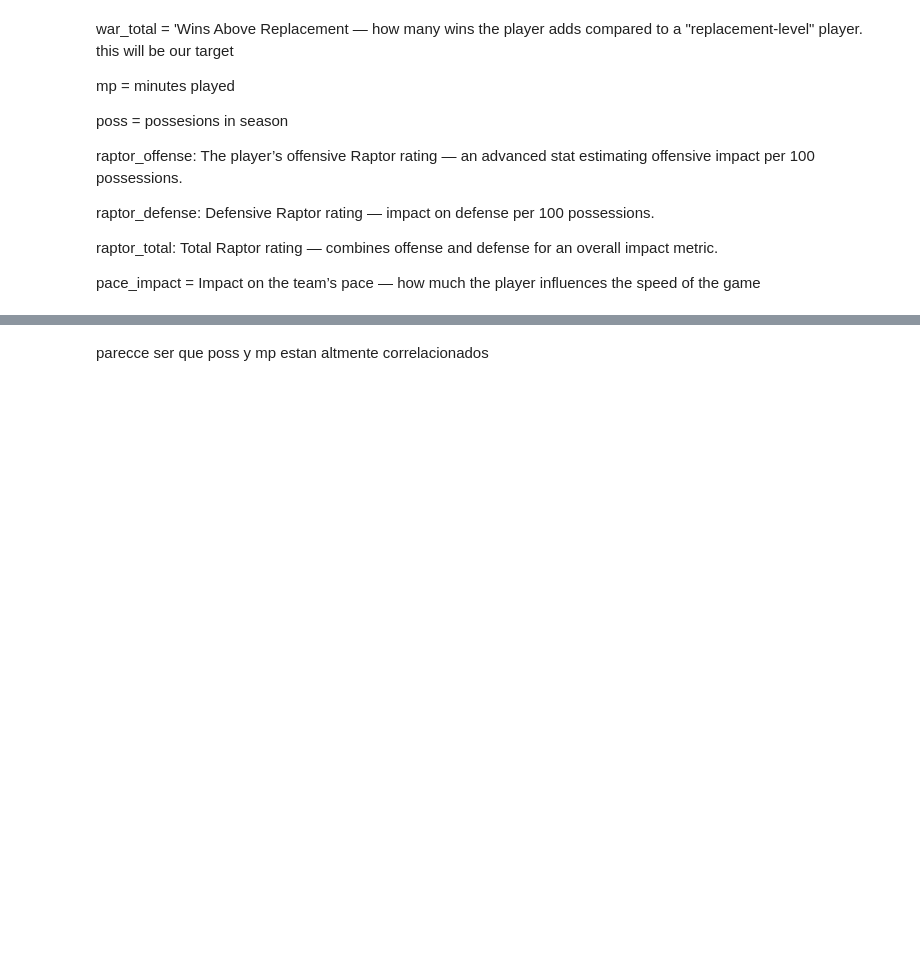
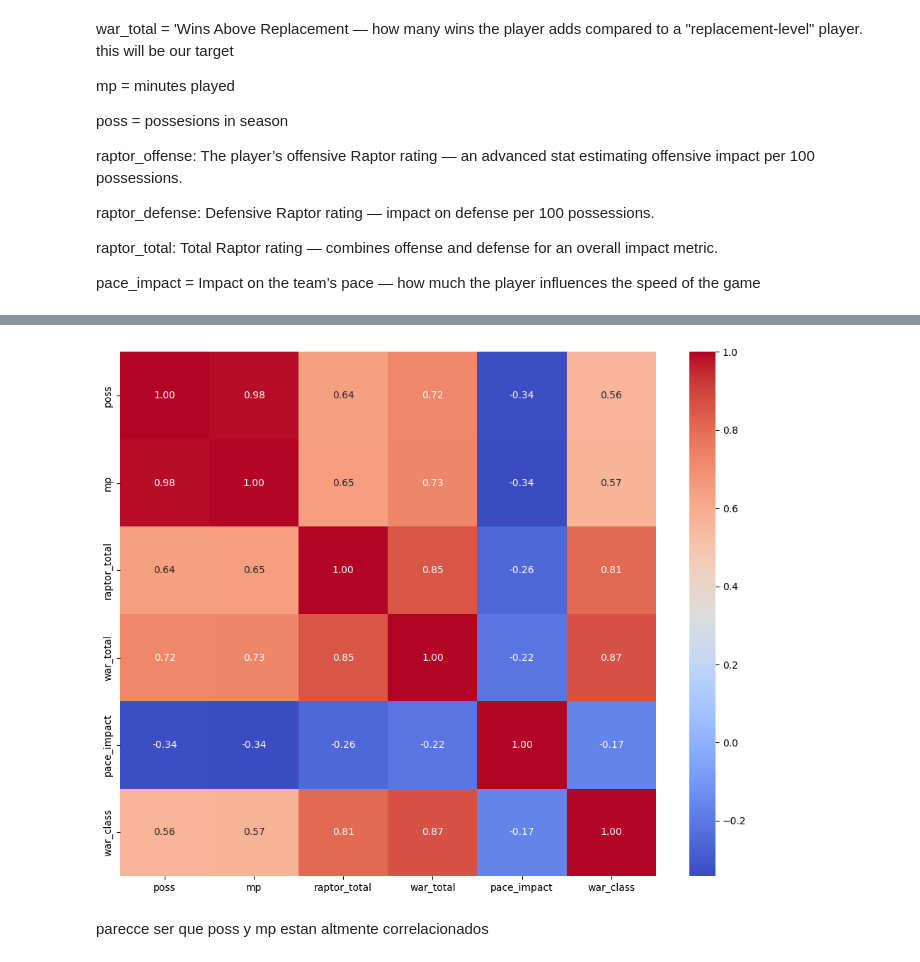
Before and after one commit to elianaostro/ML, a Jupyter notebook: Ostrovsky_Eliana_TP2/notebooks/Ostrovsky_Eliana_Notebook_TP2_p2.ipynb, the cells around one changed output, grey strips where cells are left out. Cells and saved outputs as stored; diff of their text form; code cells hidden in the pictures; blank space fills up the shorter version.

```diff
--- a/Ostrovsky_Eliana_TP2/notebooks/Ostrovsky_Eliana_Notebook_TP2_p2.ipynb
+++ b/Ostrovsky_Eliana_TP2/notebooks/Ostrovsky_Eliana_Notebook_TP2_p2.ipynb
@@ -54,10 +96,12 @@ def show_basic_info(dev_set, name):
 # %%
-# corr = dev_set.corr()
+corr = dev_set.corr()
 
-# fig, axes = plt.subplots(1, 1, figsize=(10, 8))
-# sns.heatmap(corr, annot=True, fmt=".2f", cmap='coolwarm', ax=axes)
-# plt.tight_layout()
-# plt.show()
+fig, axes = plt.subplots(1, 1, figsize=(10, 8))
+sns.heatmap(corr, annot=True, fmt=".2f", cmap='coolwarm', ax=axes)
+plt.tight_layout()
+plt.show()
+# %% [output]
+[figure, added]
 # %% [markdown]
 parecce ser que poss y mp estan altmente correlacionados
 # %%
```
Also changed, not shown: parts of 24 cells of this notebook, 21 other files.
